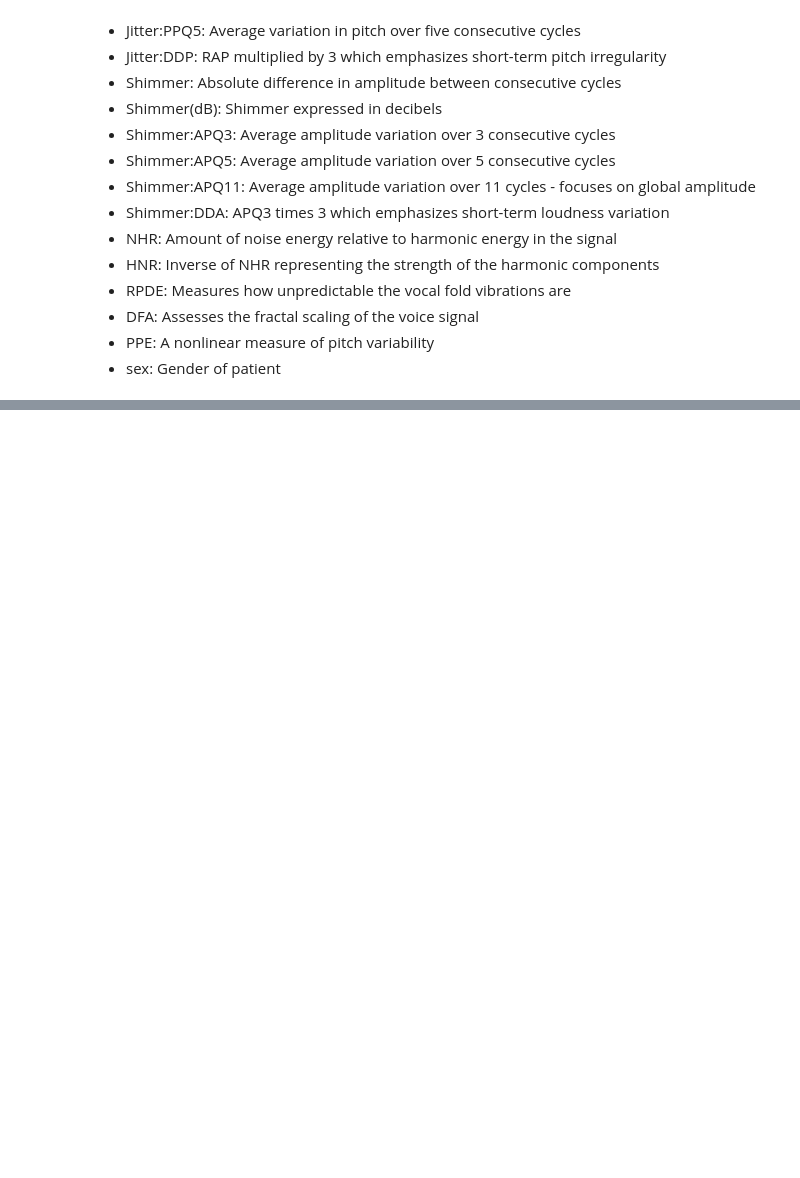
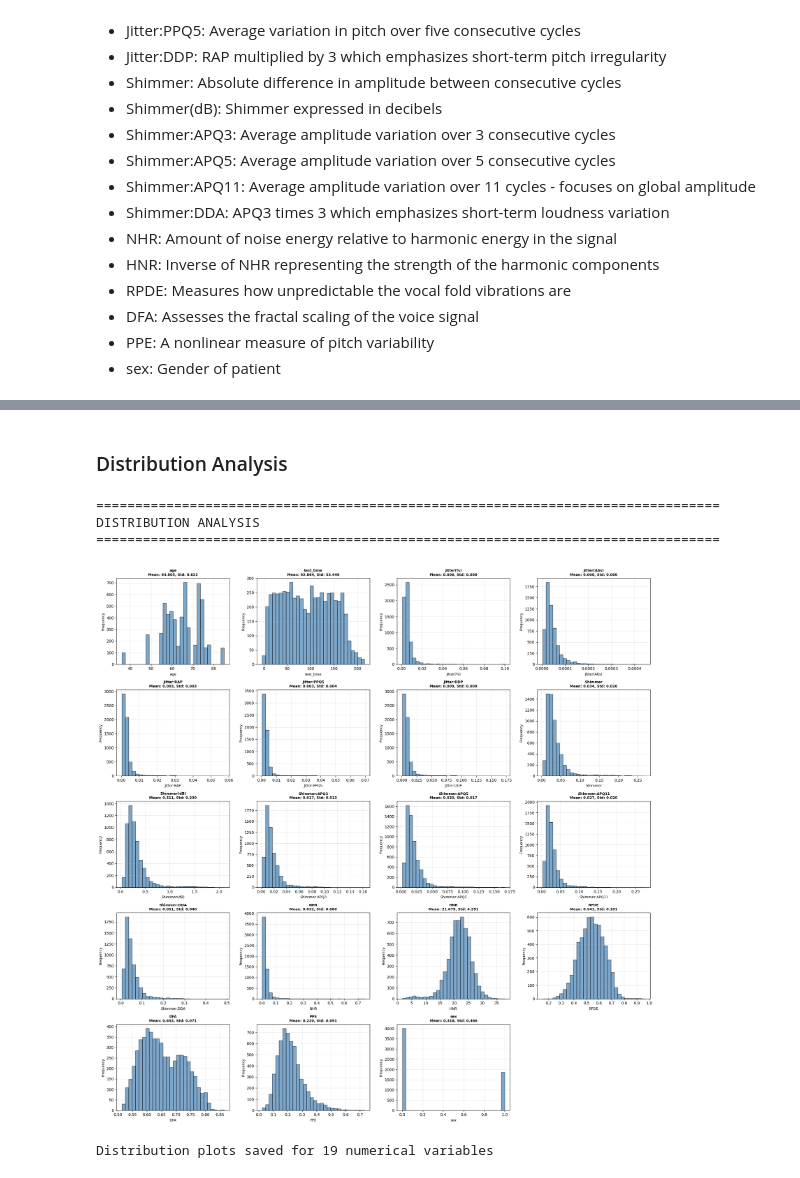
Before and after one commit to KBasdeo/CS668-Parkinsons, a Jupyter notebook: cs668-parkinsons-severity.ipynb, the cells around one changed output, grey strips where cells are left out. Saved outputs shown, nothing was run; the diff lists cells and outputs as text; code cells hidden in the pictures; blank space fills up the shorter version.

```diff
--- a/cs668-parkinsons-severity.ipynb
+++ b/cs668-parkinsons-severity.ipynb
@@ -121,0 +208,16 @@ pt_features.describe()
+# %%
+print("\n" + "="*80)
+print("DATA TYPES AND UNIQUE VALUES")
+print("="*80)
+
+print("\n--- Unique Value Counts ---")
+for col in pt_features.columns:
+    unique_count = pt_features[col].nunique()
+    print(f"{col:20s}: {unique_count:6d} unique values")
+
+# Check for categorical variables
+print("\n--- Potential Categorical Variables (≤20 unique values) ---")
+categorical_cols = [col for col in pt_features.columns if pt_features[col].nunique() <= 20]
+for col in categorical_cols:
+    print(f"\n{col}:")
+    print(pt_features[col].value_counts().sort_index())
@@ -121,0 +242,40 @@ pt_features.describe()
+# %% [markdown]
+### Distribution Analysis
+# %%
+print("\n" + "="*80)
+print("DISTRIBUTION ANALYSIS")
+print("="*80)
+
+# Get numerical columns
+numerical_cols = pt_features.select_dtypes(include=[np.number]).columns.tolist()
+
+# Plot distributions for all numerical variables
+n_cols = len(numerical_cols)
+n_rows = (n_cols + 3) // 4  # 4 plots per row
+fig, axes = plt.subplots(n_rows, 4, figsize=(20, n_rows * 4))
+axes = axes.flatten() if n_rows > 1 else [axes]
+
+for idx, col in enumerate(numerical_cols):
+    if idx < len(axes):
+        axes[idx].hist(pt_features[col].dropna(), bins=30, color='steelblue', edgecolor='black', alpha=0.7)
+        axes[idx].set_xlabel(col, fontsize=9)
+        axes[idx].set_ylabel('Frequency', fontsize=9)
+        axes[idx].set_title(f'{col}\nMean: {pt_features[col].mean():.3f}, Std: {pt_features[col].std():.3f}',
+                           fontsize=9, fontweight='bold')
+        axes[idx].grid(True, alpha=0.3)
+
+# Hide extra subplots
+for idx in range(len(numerical_cols), len(axes)):
+    axes[idx].axis('off')
+
+plt.tight_layout()
+plt.savefig('distributions_all.png', dpi=300, bbox_inches='tight')
+plt.show()
+
+print(f"\nDistribution plots saved for {len(numerical_cols)} numerical variables")
+# %% [output]
+================================================================================
+DISTRIBUTION ANALYSIS
+================================================================================
+[figure, added]
+Distribution plots saved for 19 numerical variables
```
Also changed, not shown: parts of 30 cells of this notebook.
